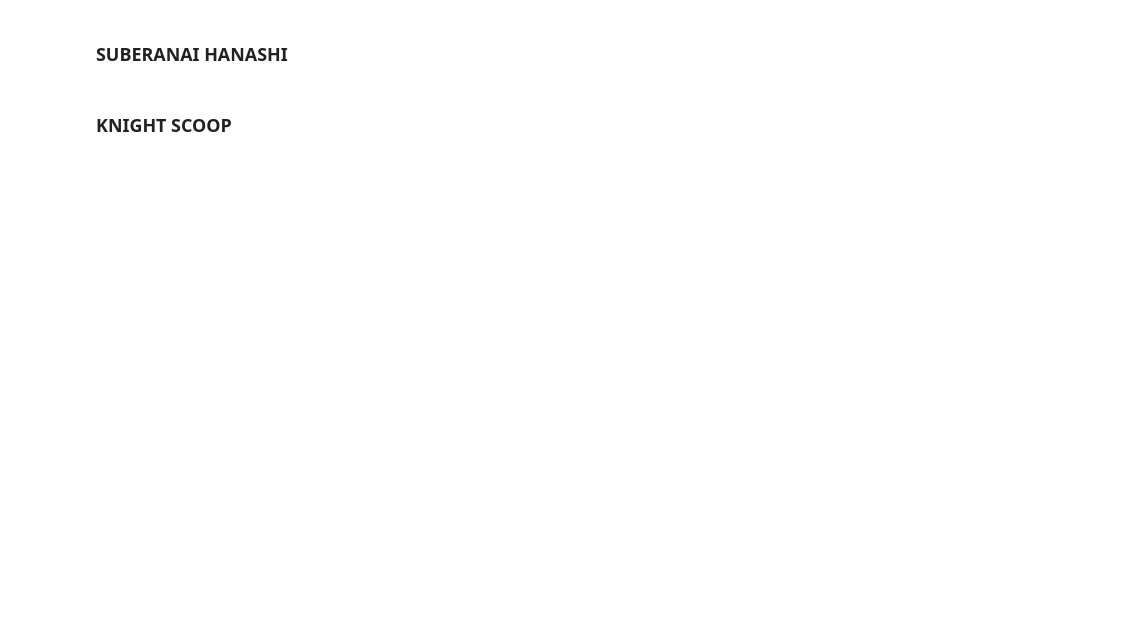
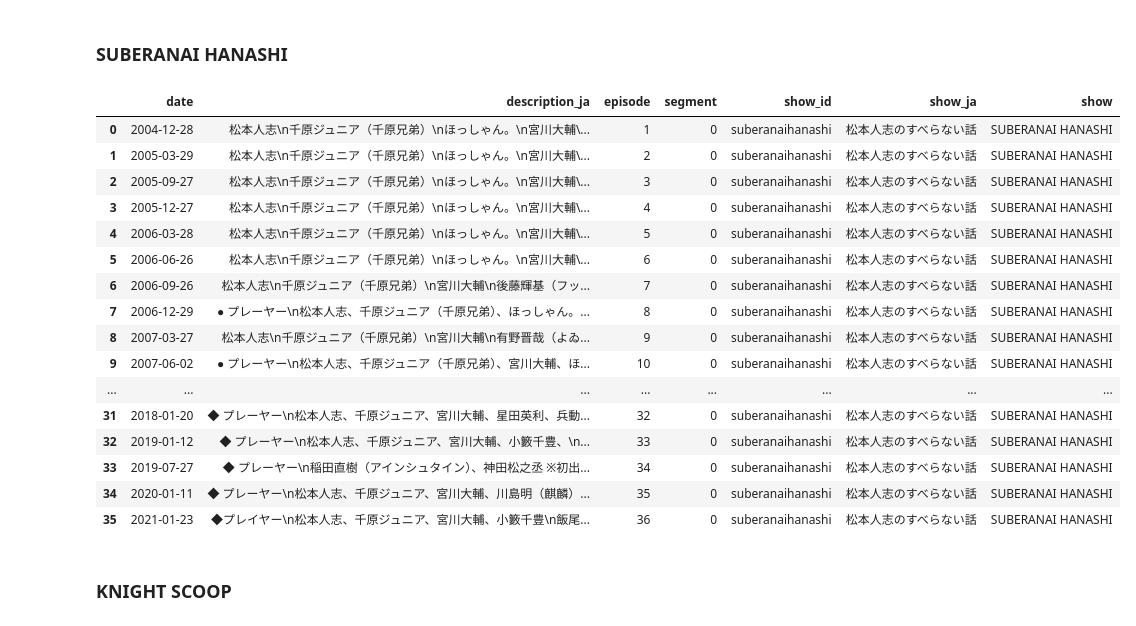
Before and after one commit to chikichikitube/metadata, a Jupyter notebook: src/metadata.ipynb, the cells around one changed output. Drawn from its saved outputs; the diff is of its cells as text; code cells hidden in the pictures; blank space fills up the shorter version.

Commit message:
add suberanai

```diff
--- a/src/metadata.ipynb
+++ b/src/metadata.ipynb
@@ -102,32 +222,51 @@ metadata_gakinotsukai
 # %%
 url = "https://www.fujitv.co.jp/suberanai/"
 html = requests.get(url).content
 data = BeautifulSoup(html, 'html.parser')
 greplist = data.find_all("dl")
 
 episode_suberanai_hanashi_array = []
 for episode in reversed(greplist):
   dt = str(episode.find_all("dt")[0])[8:19].replace('年','-').replace('月','-').replace('日','').replace('（	','').replace('（','').replace('(','').strip()
   #print(dt)
   dt = datetime.strptime(dt, '%Y-%m-%d')
   dd = episode.find_all("dd")[0]
   text = dd.get_text()
   # break into lines and remove leading and trailing space on each
   lines = (line.strip() for line in text.splitlines())
   # break multi-headlines into a line each
   chunks = (phrase.strip() for line in lines for phrase in line.split("  "))
   # drop blank lines
   text = '\n'.join(chunk for chunk in chunks if chunk)
   episode_suberanai_hanashi_array.append([dt,text])
   #print(text)
 metadata_suberanaihanashi = pd.DataFrame(episode_suberanai_hanashi_array, columns=['date','description_ja']).sort_values('date')
 metadata_suberanaihanashi['episode'] = metadata_suberanaihanashi.index + 1
 metadata_suberanaihanashi['segment'] = 0
+metadata_suberanaihanashi['date'] = metadata_suberanaihanashi['date'].dt.strftime('%Y-%m-%d')
 metadata_suberanaihanashi['show_id'] = 'suberanaihanashi'
 metadata_suberanaihanashi['show_ja'] = '松本人志のすべらない話'
 metadata_suberanaihanashi['show'] = 'SUBERANAI HANASHI'
 metadata_suberanaihanashi.to_csv('metadata_suberanaihanashi.csv')
 metadata_suberanaihanashi
+# %% [output]
+|  | date | description_ja | episode | segment | show_id | show_ja | show |
+| 0 | 2004-12-28 | 松本人志\n千原ジュニア（千原兄弟）\nほっしゃん。\n宮川大輔\... | 1 | 0 | suberanaihanashi | 松本人志のすべらない話 | SUBERANAI HANASHI |
+| 1 | 2005-03-29 | 松本人志\n千原ジュニア（千原兄弟）\nほっしゃん。\n宮川大輔\... | 2 | 0 | suberanaihanashi | 松本人志のすべらない話 | SUBERANAI HANASHI |
+| 2 | 2005-09-27 | 松本人志\n千原ジュニア（千原兄弟）\nほっしゃん。\n宮川大輔\... | 3 | 0 | suberanaihanashi | 松本人志のすべらない話 | SUBERANAI HANASHI |
+| 3 | 2005-12-27 | 松本人志\n千原ジュニア（千原兄弟）\nほっしゃん。\n宮川大輔\... | 4 | 0 | suberanaihanashi | 松本人志のすべらない話 | SUBERANAI HANASHI |
+| 4 | 2006-03-28 | 松本人志\n千原ジュニア（千原兄弟）\nほっしゃん。\n宮川大輔\... | 5 | 0 | suberanaihanashi | 松本人志のすべらない話 | SUBERANAI HANASHI |
+| 5 | 2006-06-26 | 松本人志\n千原ジュニア（千原兄弟）\nほっしゃん。\n宮川大輔\... | 6 | 0 | suberanaihanashi | 松本人志のすべらない話 | SUBERANAI HANASHI |
+| 6 | 2006-09-26 | 松本人志\n千原ジュニア（千原兄弟）\n宮川大輔\n後藤輝基（フッ... | 7 | 0 | suberanaihanashi | 松本人志のすべらない話 | SUBERANAI HANASHI |
+| 7 | 2006-12-29 | ● プレーヤー\n松本人志、千原ジュニア（千原兄弟）、ほっしゃん。... | 8 | 0 | suberanaihanashi | 松本人志のすべらない話 | SUBERANAI HANASHI |
+| 8 | 2007-03-27 | 松本人志\n千原ジュニア（千原兄弟）\n宮川大輔\n有野晋哉（よゐ... | 9 | 0 | suberanaihanashi | 松本人志のすべらない話 | SUBERANAI HANASHI |
+| 9 | 2007-06-02 | ● プレーヤー\n松本人志、千原ジュニア（千原兄弟）、宮川大輔、ほ... | 10 | 0 | suberanaihanashi | 松本人志のすべらない話 | SUBERANAI HANASHI |
+| ... | ... | ... | ... | ... | ... | ... | ... |
+| 31 | 2018-01-20 | ◆ プレーヤー\n松本人志、千原ジュニア、宮川大輔、星田英利、兵動... | 32 | 0 | suberanaihanashi | 松本人志のすべらない話 | SUBERANAI HANASHI |
+| 32 | 2019-01-12 | ◆ プレーヤー\n松本人志、千原ジュニア、宮川大輔、小籔千豊、\n... | 33 | 0 | suberanaihanashi | 松本人志のすべらない話 | SUBERANAI HANASHI |
+| 33 | 2019-07-27 | ◆ プレーヤー\n稲田直樹（アインシュタイン）、神田松之丞 ※初出... | 34 | 0 | suberanaihanashi | 松本人志のすべらない話 | SUBERANAI HANASHI |
+| 34 | 2020-01-11 | ◆ プレーヤー\n松本人志、千原ジュニア、宮川大輔、川島明（麒麟）... | 35 | 0 | suberanaihanashi | 松本人志のすべらない話 | SUBERANAI HANASHI |
+| 35 | 2021-01-23 | ◆プレイヤー\n松本人志、千原ジュニア、宮川大輔、小籔千豊\n飯尾... | 36 | 0 | suberanaihanashi | 松本人志のすべらない話 | SUBERANAI HANASHI |
 # %% [markdown]
 ### KNIGHT SCOOP
 # %%
```
Also changed, not shown: parts of 27 cells of this notebook, 4 other files.
